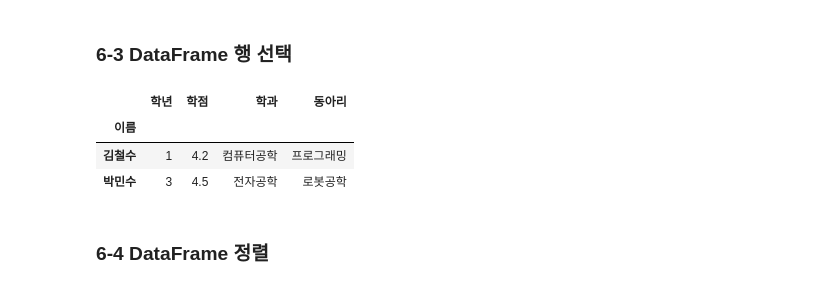
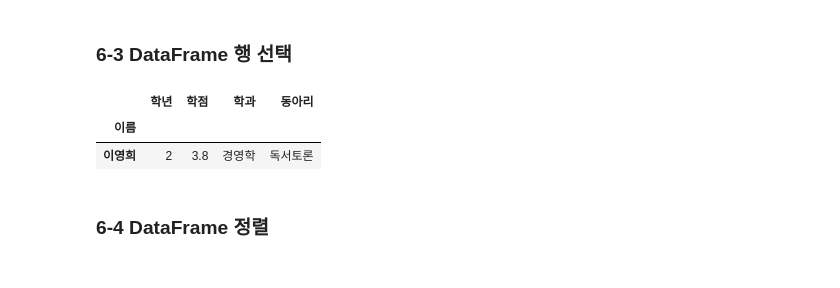
Before and after one commit to dotori97/Data-Analysis-with-Open-Source, a Jupyter notebook: 오픈소스_데이터_분석_6강.ipynb, the cells around one changed output. Saved outputs shown, nothing was run; the diff lists cells and outputs as text; code cells hidden in the pictures.

```diff
--- a/오픈소스_데이터_분석_6강.ipynb
+++ b/오픈소스_데이터_분석_6강.ipynb
@@ -81,35 +81,38 @@ df_renamed
 import pandas as pd
 
 data = {
     "이름": ["김철수", "이영희", "박민수", "최지훈", "정소희"],
     "학년": [1, 2, 3, 4, 2],
     "학점": [4.2, 3.8, 4.5, 3.9, 3.5],
     "학과": ["컴퓨터공학", "경영학", "전자공학", "의학", "심리학"],
     "동아리": ["프로그래밍", "독서토론", "로봇공학", "봉사활동", "음악감상"]
 }
 
 #DataFrame 인덱스 지정
 df = pd.DataFrame(data)
 df = df.set_index('이름')
 df
 
 #DataFrame 행 선택
 df.loc['김철수']
 df.loc[['김철수','이영희']]
 df.loc['김철수':'박민수']
 
 #DataFrame 위치 기반 행 선택
 df.iloc[1]
 df.iloc[[2,3]]
 df.iloc[1:3]
 
 #DataFrame 조건 기반 선택
 df.loc[[True, False, True, False, False]]
+df[df['학년']==2]
+df['학점'] >= 4.0
+df.loc[df['학점']>=4.0]
+df[(df['학년']==2)&(df['학점']>=3.7)]
 # %% [output]
 |  | 학년 | 학점 | 학과 | 동아리 |
 | 이름 |  |  |  |  |
-| 김철수 | 1 | 4.2 | 컴퓨터공학 | 프로그래밍 |
-| 박민수 | 3 | 4.5 | 전자공학 | 로봇공학 |
+| 이영희 | 2 | 3.8 | 경영학 | 독서토론 |
 # %% [markdown]
 ### 6-4 DataFrame 정렬
 # %%
```
Also changed, not shown: parts of 7 cells of this notebook.
